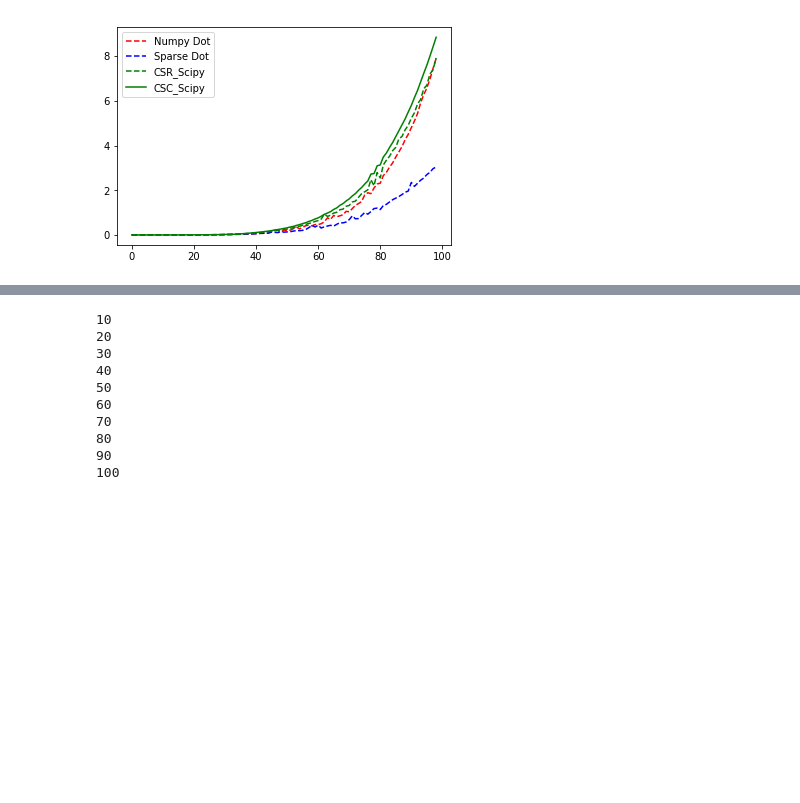
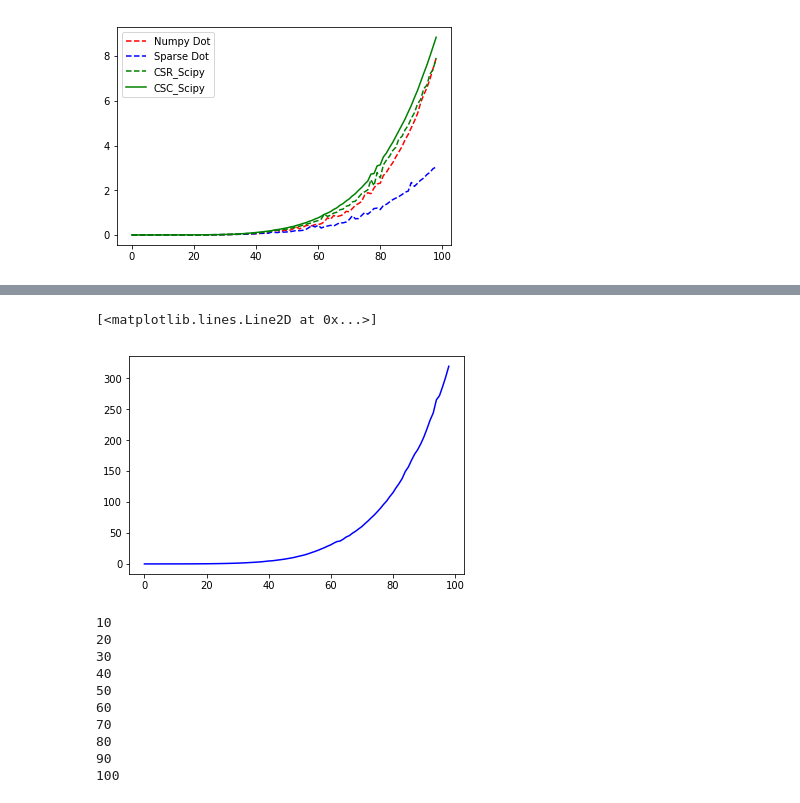
Before and after one commit to bakerada/DiagonalHAL, a Jupyter notebook: diagonal_explore.ipynb, the cells around one changed output, grey strips where cells are left out. Saved outputs shown, nothing was run; the diff lists cells and outputs as text; code cells hidden in the pictures; blank space fills up the shorter version.

```diff
--- a/diagonal_explore.ipynb
+++ b/diagonal_explore.ipynb
@@ -238,0 +280,10 @@ plt.legend(['Numpy Dot', 'Sparse Dot','CSR_Scipy','CSC_Scipy'], loc='upper left'
+# %%
+base_lu = []
+for i in range(2,101):
+
+    x = np.random.randn(i**2,i**2)
+    diag = Diagonal(i,i)
+    mat = diag.from_dense(diag.matrix)
+    base_lu.append(return_time(lu_decomp,mat))
+    if i % 10 == 0:
+        print(i)
@@ -238,0 +295,12 @@ plt.legend(['Numpy Dot', 'Sparse Dot','CSR_Scipy','CSC_Scipy'], loc='upper left'
+# %%
+diag_lu = []
+for i in range(2,101):
+
+    x = np.random.randn(i**2,i**2)
+    diag = Diagonal(i,i)
+    start = time.time()
+    _=diag.plu()
+    end = time.time()
+    diag_lu.append(end-start)
+    if i % 10 == 0:
+        print(i)
@@ -239,3 +331,8 @@ plt.legend(['Numpy Dot', 'Sparse Dot','CSR_Scipy','CSC_Scipy'], loc='upper left'
+# %%
+plt.plot(diag_lu,'b')
+# %% [output]
+[<matplotlib.lines.Line2D at 0x...>]
+[figure, added]
 # %%
 from scipy import sparse,dot
 # %%
```
Also changed, not shown: parts of 24 cells of this notebook, 1 other file.
